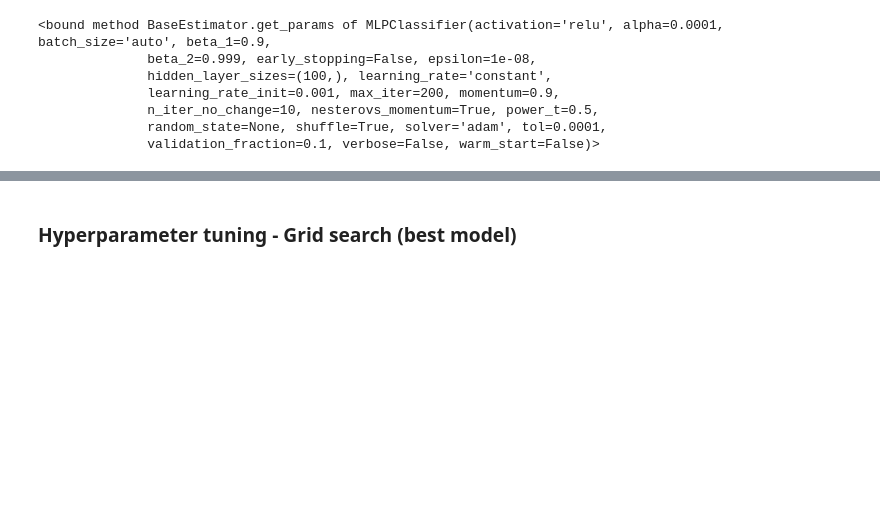
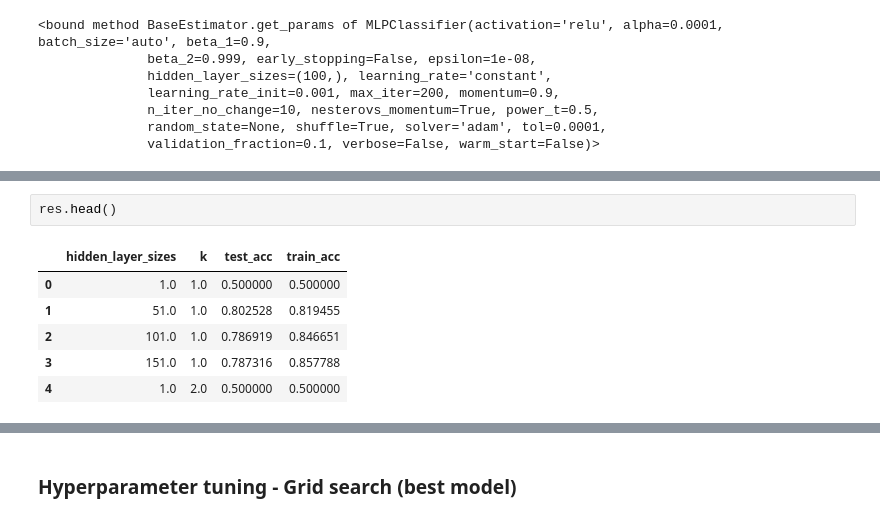
Before and after one commit to miritzk/ML_course, a Jupyter notebook: 318381852_312473242-part_b.ipynb, the cells around one changed output, grey strips where cells are left out. Drawn from its saved outputs; the diff is of its cells as text; blank space fills up the shorter version.

```diff
--- a/318381852_312473242-part_b.ipynb
+++ b/318381852_312473242-part_b.ipynb
@@ -790,0 +837,9 @@ model.n_layers_
+# %%
+res.head()
+# %% [output]
+|  | hidden_layer_sizes | k | test_acc | train_acc |
+| 0 | 1.0 | 1.0 | 0.500000 | 0.500000 |
+| 1 | 51.0 | 1.0 | 0.802528 | 0.819455 |
+| 2 | 101.0 | 1.0 | 0.786919 | 0.846651 |
+| 3 | 151.0 | 1.0 | 0.787316 | 0.857788 |
+| 4 | 1.0 | 2.0 | 0.500000 | 0.500000 |
```
Also changed, not shown: parts of 23 cells of this notebook.
